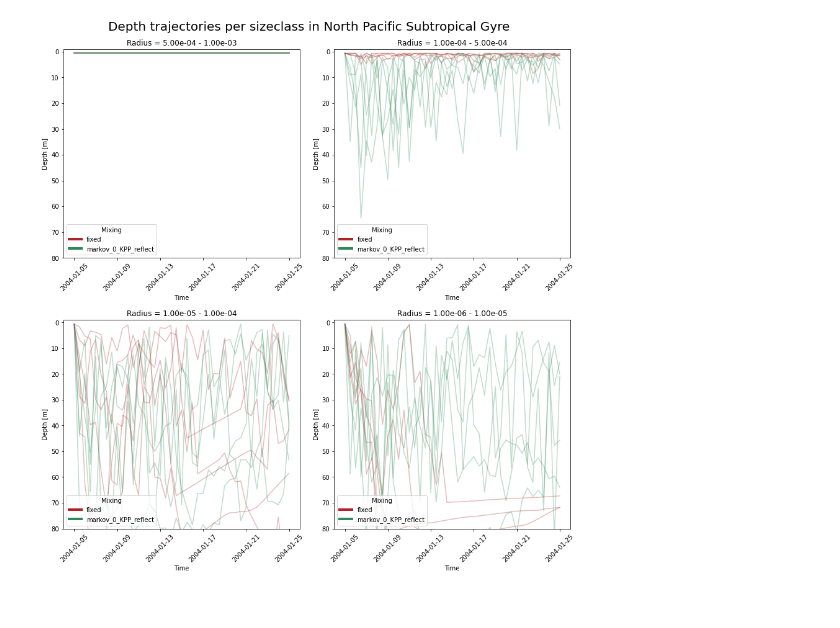
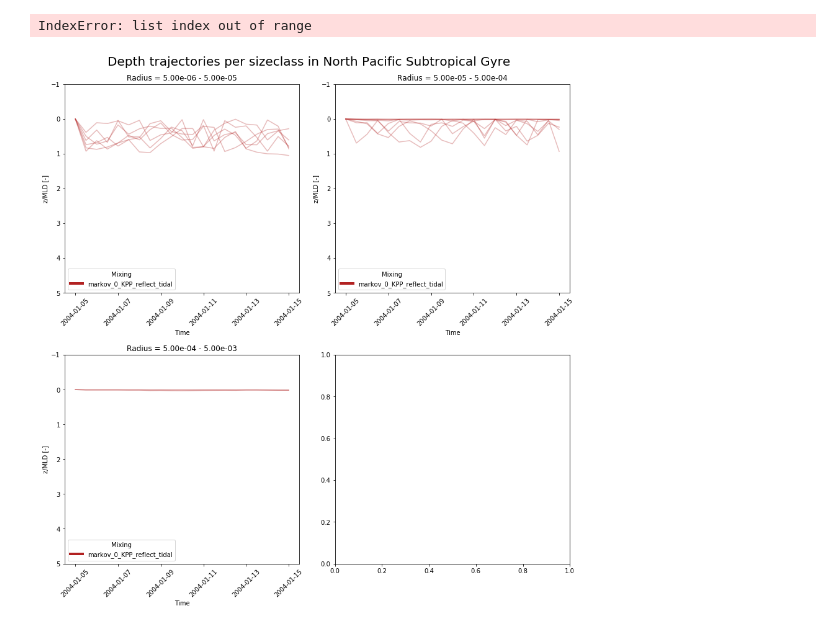
Before and after one commit to OceanParcels/biofouling_3dtransport_2, a Jupyter notebook: Analysis/Mixing.ipynb, the cells around one changed output. Cells and saved outputs as stored; diff of their text form; code cells hidden in the pictures.

```diff
--- a/Analysis/Mixing.ipynb
+++ b/Analysis/Mixing.ipynb
@@ -27,2 +29,2 @@ ds_1 = xr.open_dataset(datadir+'regional_'+region+'_bfadv_Jan_2004_0'+str(mortal
 # %%
-dslist = [ds_0, ds_1]
+dslist = [ds_0]#, ds_1] #, ds_2]
@@ -35,5 +57,5 @@ w_vel_cmap = ['salmon', 'lime', 'cornflowerblue']
 # %%
-number_of_trajectories_to_plot = 20
+number_of_trajectories_to_plot = 15
 n_plt = number_of_trajectories_to_plot
 f_plt = int(np.round(len(ds_0['traj'])/n_plt))
 print('plotting '+str(n_plt)+' of '+str(len(ds_0['traj']))+' trajectories')
@@ -59,9 +81,8 @@ ax.invert_yaxis()
 # ax.set_xticklabels(timelabels[::6].values)
 # ax.tick_params(axis='x', rotation=45)
 
-custom_lines = [Line2D([0], [0], color=mixing_cmap[0], lw=4),
-                Line2D([0], [0], color=mixing_cmap[1], lw=4)]
+custom_lines = [Line2D([0], [0], color=mixing_cmap[0], lw=4)]
 
-ax.legend(custom_lines, [mixing[0], mixing[1]], title='Mixing', loc='lower left')
+ax.legend(custom_lines, [mixing[0]], title='Mixing', loc='lower left')
 plt.show()
 # %% [output]
@@ -80,7 +105,7 @@ ax.tick_params(axis='both', labelsize=13)
 ax.set_xticks(times[::6].values)
 ax.set_xticklabels(timelabels[::6].values)
 ax.tick_params(axis='x', rotation=45)
-ax.set_ylim(5,0)
+ax.set_ylim(20,0)
 
 
 plt.show()
@@ -89,30 +114,29 @@ plt.show()
 # %%
 fig = plt.figure(figsize=(12,12), constrained_layout=True)
 fig.suptitle('Depth trajectories per sizeclass in '+regions[region], fontsize=20, y=1.03)
 gs = gridspec.GridSpec(ncols=2, nrows=2, figure=fig)
 ax1 = fig.add_subplot(gs[0, 0])
 ax2 = fig.add_subplot(gs[0, 1])
 ax3 = fig.add_subplot(gs[1, 0])
 ax4 = fig.add_subplot(gs[1, 1])
 axes = [ax1, ax2, ax3, ax4]
 
 for r, ax in enumerate(axes):
     for i in range(len(mixing)):
         split_ds = list(dslist[i].groupby_bins('r_pl',sizebinedges[::-1]))
-        ax.plot(split_ds[r][1]['time'].T[:,::f_plt], split_ds[r][1]['z'].T[:,::f_plt], c=mixing_cmap[i], alpha=0.3, label = mixing[i])
+        ax.plot(split_ds[r][1]['time'].T[:,::f_plt], split_ds[r][1]['mld'].T[:,::f_plt], c=mixing_cmap[i], alpha=0.3, label = mixing[i])
 
     ax.set_title('Radius = '+"{left:.2e} - {right:.2e}".format(left=split_ds[r][0].left, right=split_ds[r][0].right))
-    ax.set_ylabel('Depth [m]')
+    ax.set_ylabel('z/MLD [-]')
     ax.set_xlabel('Time')
     ax.tick_params(axis='x', rotation=45)
-    ax.set_ylim(80,-1)
+    ax.set_ylim(5,-1)
 
-    custom_lines = [Line2D([0], [0], color=mixing_cmap[0], lw=4),
-                    Line2D([0], [0], color=mixing_cmap[1], lw=4)]
+    custom_lines = [Line2D([0], [0], color=mixing_cmap[0], lw=4)]
 
-    ax.legend(custom_lines, [mixing[0], mixing[1]], title='Mixing', loc='lower left')
-
-
+#     ax.invert_yaxis()
+    ax.legend(custom_lines, [mixing[0]], title='Mixing', loc='lower left')
 plt.show()
 # %% [output]
+IndexError: list index out of range
-[figure, old version]
+[figure, new version]
```
Also changed, not shown: parts of 30 cells of this notebook, 4 other files.
